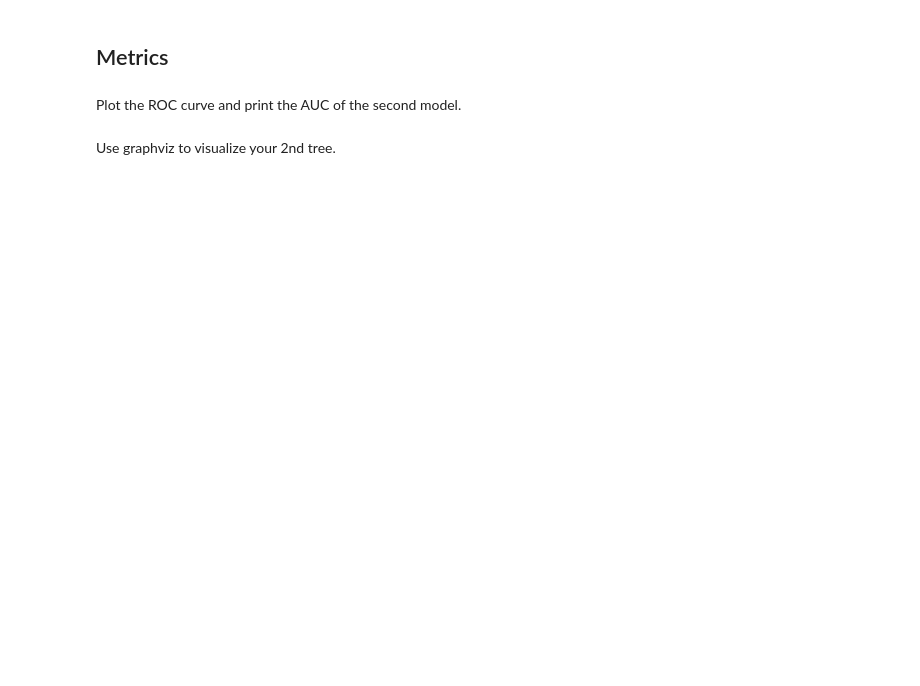
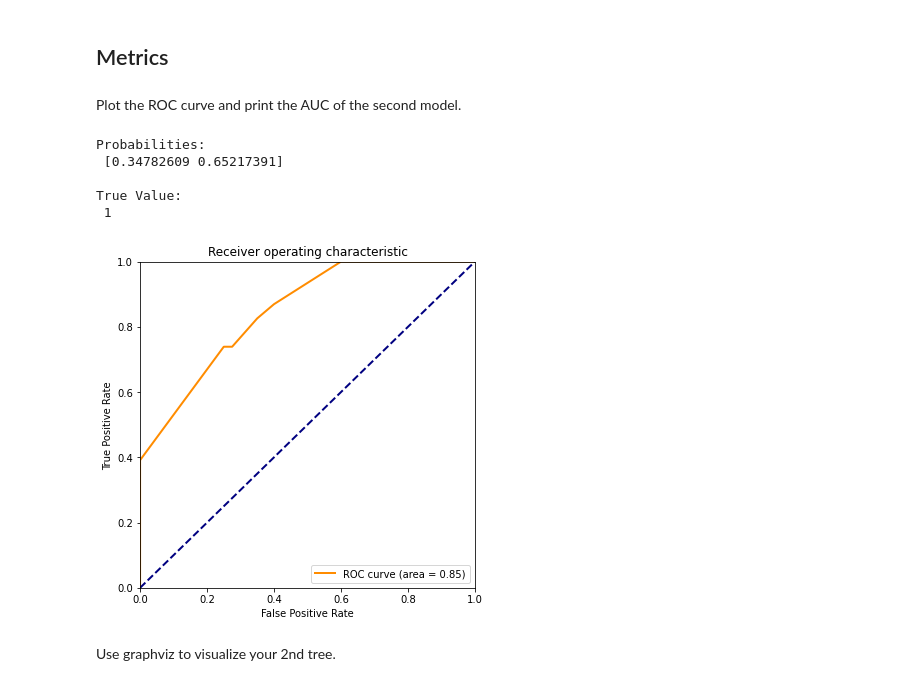
Before and after one commit to anaaparamesh/Week1_Public, a Jupyter notebook: Notebooks/07_Decision_Tree/DecisionTree_Exercise.ipynb, the cells around one changed output. Drawn from its saved outputs; the diff is of its cells as text; code cells hidden in the pictures; blank space fills up the shorter version.

```diff
--- a/Notebooks/07_Decision_Tree/DecisionTree_Exercise.ipynb
+++ b/Notebooks/07_Decision_Tree/DecisionTree_Exercise.ipynb
@@ -50,0 +49,7 @@ Make a model using sklearn's DecisionTreeClassifier, with a high max-depth and l
+# %%
+## YOUR CODE HERE
+decision_tree = DecisionTreeClassifier(criterion = "entropy", random_state = None,
+                              max_depth=20, min_samples_leaf=2)  # minimum sample leafs is the minimum sample
+                                                                # amount the leaf can have
+# training/fitting the model with training data
+decision_tree.fit(X_train, y_train)
@@ -58,0 +76,6 @@ Make a model with a low max-depth and higher minimum sample leafs.
+# %%
+## YOUR CODE HERE
+decision_tree = DecisionTreeClassifier(criterion = "entropy", random_state = None,
+                              max_depth=3, min_samples_leaf=20)
+# training/fitting the model with training data
+decision_tree.fit(X_train, y_train)
@@ -73,2 +109,35 @@ Plot the ROC curve and print the AUC of the second model.
+# %%
+#Have to find probability to be able to graph roc curve.
+labels = [0,1]
+y_val_prob = decision_tree.predict_proba(X_val,labels)
+
+# Output predicted and true values for the first validation point
+print('Probabilities:\n',y_val_prob[0])
+print('\nTrue Value:\n',y_val.values[0])
+# Calculate the FPR and TPR at varying thresholds (assume label 1 is the "postive" class)
+fpr, tpr, thresholds = metrics.roc_curve(y_val, y_val_prob[:,1])
+
+# Calculate the area under the ROC curve
+roc_auc = metrics.auc(fpr, tpr)
+
+plt.figure(figsize=(6,6))
+lw = 2
+plt.plot(fpr, tpr, color='darkorange',
+         lw=lw, label='ROC curve (area = %0.2f)' % roc_auc)
+plt.plot([0, 1], [0, 1], color='navy', lw=lw, linestyle='--')
+plt.xlim([0.0, 1.0])
+plt.ylim([0.0, 1.0])
+plt.xlabel('False Positive Rate')
+plt.ylabel('True Positive Rate')
+plt.title('Receiver operating characteristic')
+plt.legend(loc="lower right")
+plt.show()
+# %% [output]
+Probabilities:
+ [0.34782609 0.65217391]
+
+True Value:
+ 1
+[figure, added]
 # %% [markdown]
 Use graphviz to visualize your 2nd tree.
```
Also changed, not shown: parts of 31 cells of this notebook.
